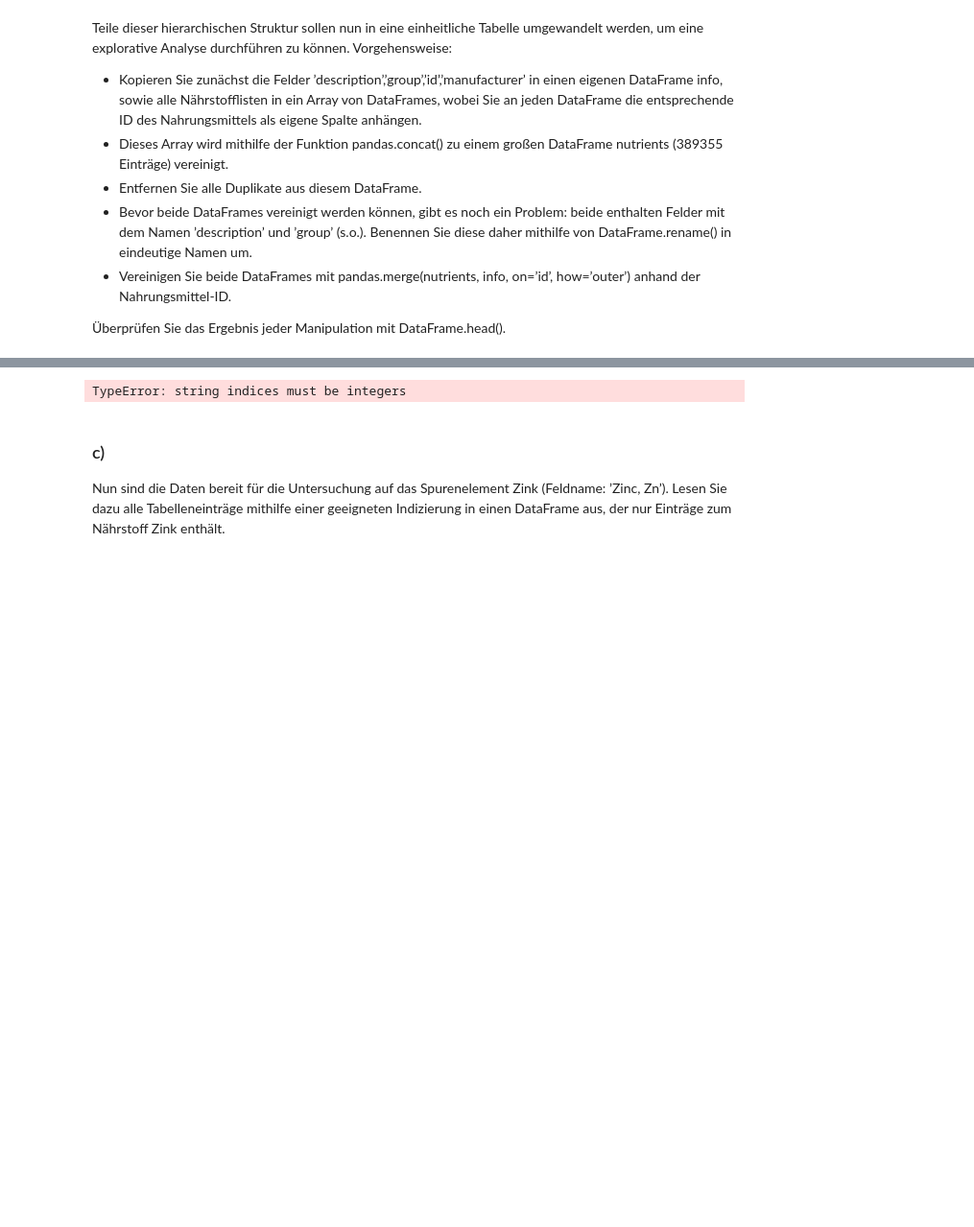
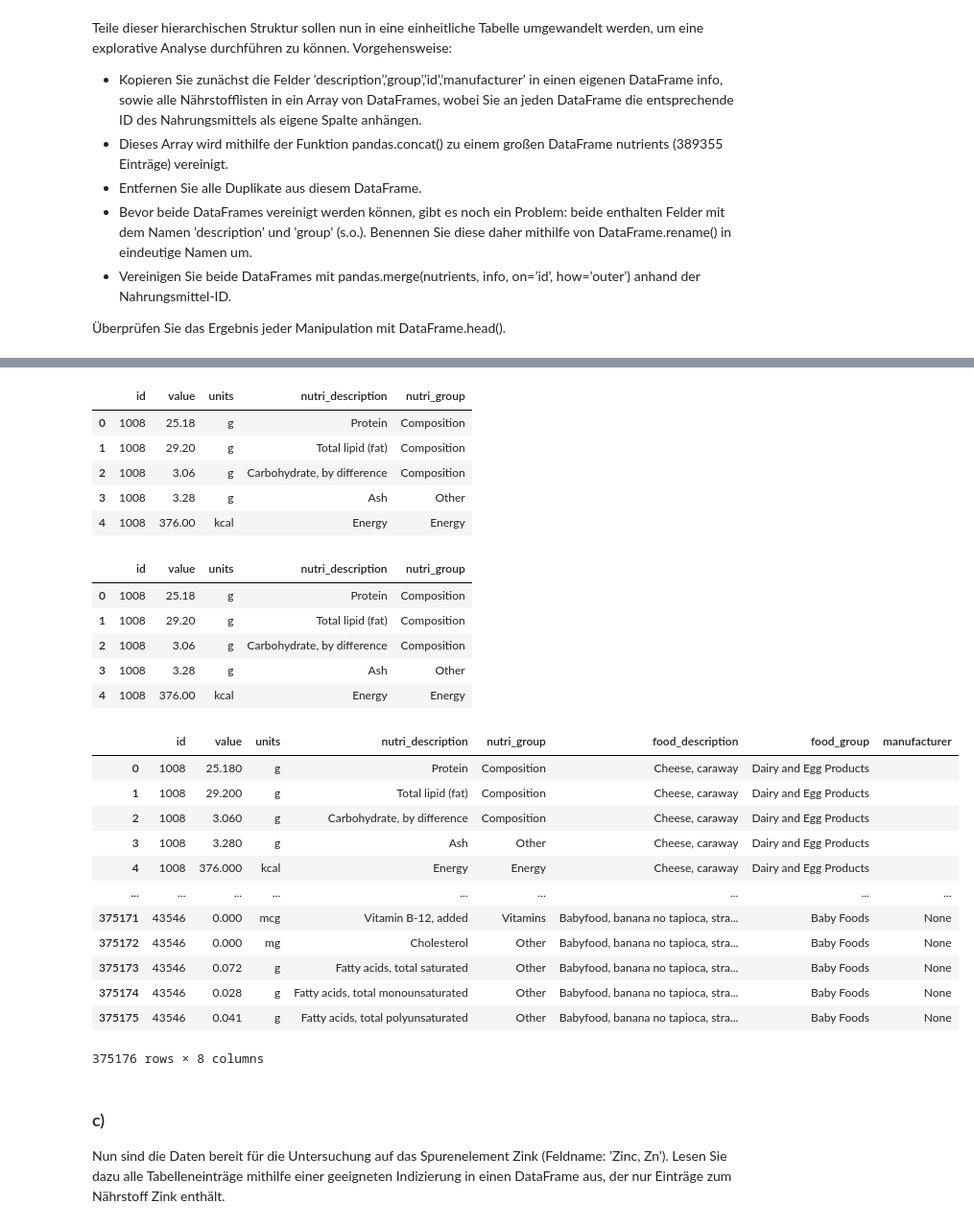
Before and after one commit to LasterSlaster/ML_A2, a Jupyter notebook: Aufgabe1.ipynb, the cells around one changed output, grey strips where cells are left out. Shown at 96% size. Cells and saved outputs as stored; diff of their text form; code cells hidden in the pictures; blank space fills up the shorter version.

```diff
--- a/Aufgabe1.ipynb
+++ b/Aufgabe1.ipynb
@@ -161,37 +168,41 @@ Vorgehensweise:
 - Vereinigen Sie beide DataFrames mit pandas.merge(nutrients, info, on=’id’, how=’outer’) anhand der Nahrungsmittel-ID.
 
 Überprüfen Sie das Ergebnis jeder Manipulation mit DataFrame.head().
+# %%
+info_data = {'description':[],'group':[],'id':[],'manufacturer':[]}
+nutrients_data = {'id': [], 'value': [], 'units': [], 'description': [], 'group': []}
+
+food = 0
+while food <= 6635:
+    info_data["description"].append(foods.loc[food].description)
+    info_data["group"].append(foods.loc[food].group)
+    info_data["id"].append(foods.loc[food].id)
+    info_data["manufacturer"].append(foods.loc[food].manufacturer)
+
+    food_id = foods.loc[food].id
+    for nutrient in foods.loc[food].nutrients:
+        nutrients_data["id"].append(food_id)
+        nutrients_data["value"].append(nutrient["value"])
+        nutrients_data["units"].append(nutrient["units"])
+        nutrients_data["description"].append(nutrient["description"])
+        nutrients_data["group"].append(nutrient["group"])
+    food = food + 1
 # %%
-info_data = {'description':[],'group':[],'id':[],'manufacturer':[]}
-nutrients = []
-
-for food in foods:
-    info_data['description'].append(food['description'])
-    info_data['group'].append(food['group'])
-    info_data['id'].append(food['id'])
-    info_data['manufacturer'].append(food['manufacturer'])
-
-    nutrition_data = {'id': [], 'value': [], 'units': [], 'description': [], 'group': []}
-
-    for nutrition in food['nutrients']:
-        nutrition_data['id'].append(food['id'])
-        nutrition_data['value'].append(nutrien['value'])
-        nutrition_data['units'].append(nutrien['units'])
-        nutrition_data['description'].append(nutrien['description'])
-        nutrition_data['group'].append(nutrien['group'])
-
-    nutrients.append(pd.DataFrame(nutrition_data))
-
 df_info = pd.DataFrame(info_data)
 display(df_info.head())
+
 df_info = df_info.rename(columns={'description':'food_description', 'group':'food_group'})
 display(df_info.head())
-df_nutrients = pd.concat(nutrients)
+
+df_nutrients = pd.DataFrame(nutrients_data)
 display(df_nutrients.head())
+
+df_nutrients = df_nutrients.rename(columns={'description':'nutri_description', 'group':'nutri_group'})
+display(df_nutrients.head())
+
 df_nutrients = df_nutrients.drop_duplicates()
 display(df_nutrients.head())
-df_nutrients = df_nutrients.rename(columns={'description':'nutri_description', 'group':'nutri_group'})
-display(df_nutrients.head())
+
 merge = pd.merge(df_nutrients, df_info, on='id', how='outer')
 display(merge)
 # %% [output]
@@ -198,4 +227,28 @@ display(merge)
+|  | id | value | units | nutri_description | nutri_group |
+| 0 | 1008 | 25.18 | g | Protein | Composition |
+| 1 | 1008 | 29.20 | g | Total lipid (fat) | Composition |
+| 2 | 1008 | 3.06 | g | Carbohydrate, by difference | Composition |
+| 3 | 1008 | 3.28 | g | Ash | Other |
+| 4 | 1008 | 376.00 | kcal | Energy | Energy |
+|  | id | value | units | nutri_description | nutri_group |
+| 0 | 1008 | 25.18 | g | Protein | Composition |
+| 1 | 1008 | 29.20 | g | Total lipid (fat) | Composition |
+| 2 | 1008 | 3.06 | g | Carbohydrate, by difference | Composition |
+| 3 | 1008 | 3.28 | g | Ash | Other |
+| 4 | 1008 | 376.00 | kcal | Energy | Energy |
+|  | id | value | units | nutri_description | nutri_group | food_description | food_group | manufacturer |
+| 0 | 1008 | 25.180 | g | Protein | Composition | Cheese, caraway | Dairy and Egg Products |  |
+| 1 | 1008 | 29.200 | g | Total lipid (fat) | Composition | Cheese, caraway | Dairy and Egg Products |  |
+| 2 | 1008 | 3.060 | g | Carbohydrate, by difference | Composition | Cheese, caraway | Dairy and Egg Products |  |
+| 3 | 1008 | 3.280 | g | Ash | Other | Cheese, caraway | Dairy and Egg Products |  |
+| 4 | 1008 | 376.000 | kcal | Energy | Energy | Cheese, caraway | Dairy and Egg Products |  |
+| ... | ... | ... | ... | ... | ... | ... | ... | ... |
+| 375171 | 43546 | 0.000 | mcg | Vitamin B-12, added | Vitamins | Babyfood, banana no tapioca, stra... | Baby Foods | None |
+| 375172 | 43546 | 0.000 | mg | Cholesterol | Other | Babyfood, banana no tapioca, stra... | Baby Foods | None |
+| 375173 | 43546 | 0.072 | g | Fatty acids, total saturated | Other | Babyfood, banana no tapioca, stra... | Baby Foods | None |
+| 375174 | 43546 | 0.028 | g | Fatty acids, total monounsaturated | Other | Babyfood, banana no tapioca, stra... | Baby Foods | None |
+| 375175 | 43546 | 0.041 | g | Fatty acids, total polyunsaturated | Other | Babyfood, banana no tapioca, stra... | Baby Foods | None |
-TypeError: string indices must be integers
+375176 rows × 8 columns
 # %% [markdown]
 ### c)
 Nun sind die Daten bereit für die Untersuchung auf das Spurenelement Zink (Feldname:
```
Also changed, not shown: parts of 8 cells of this notebook.
